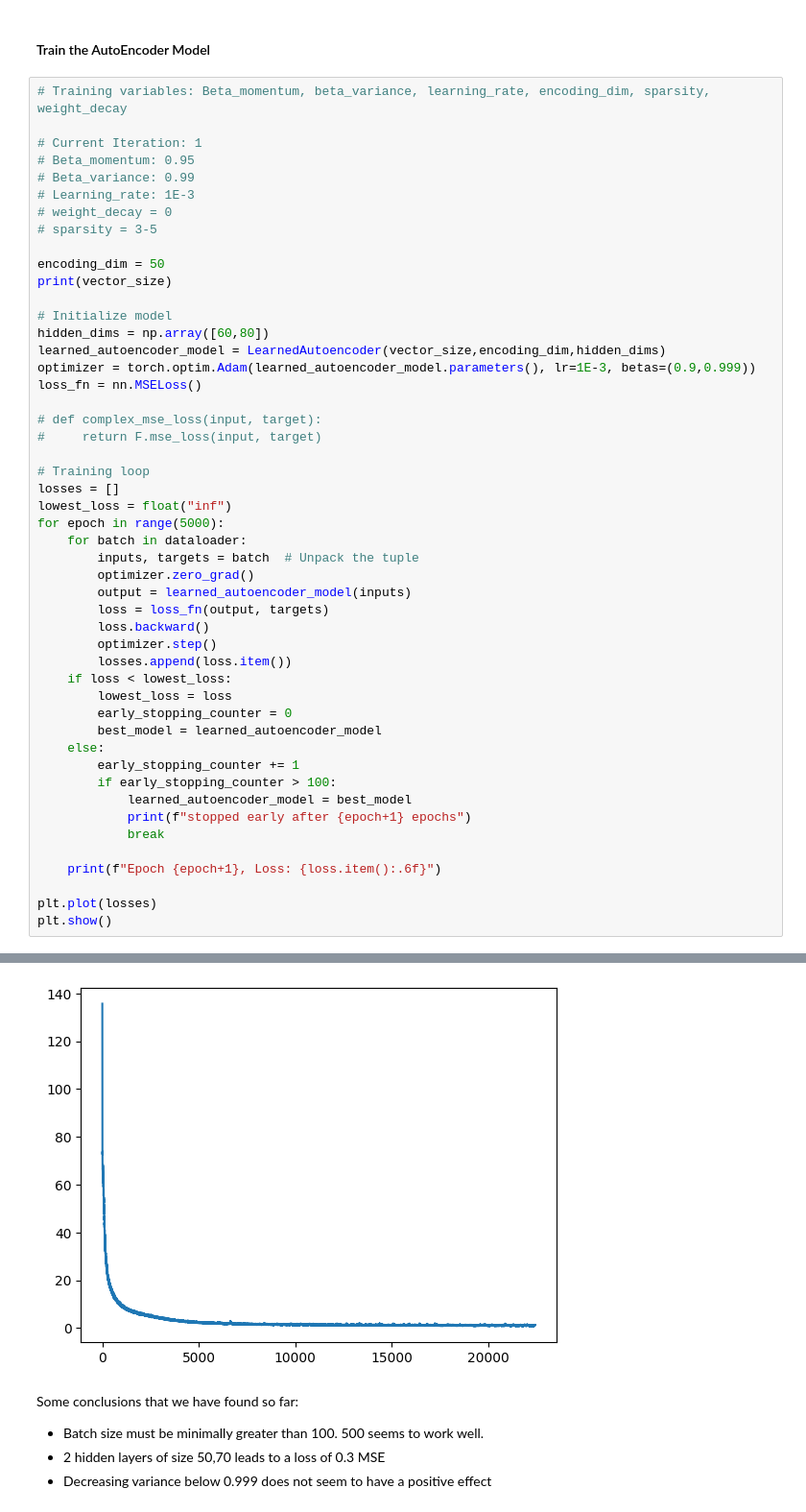
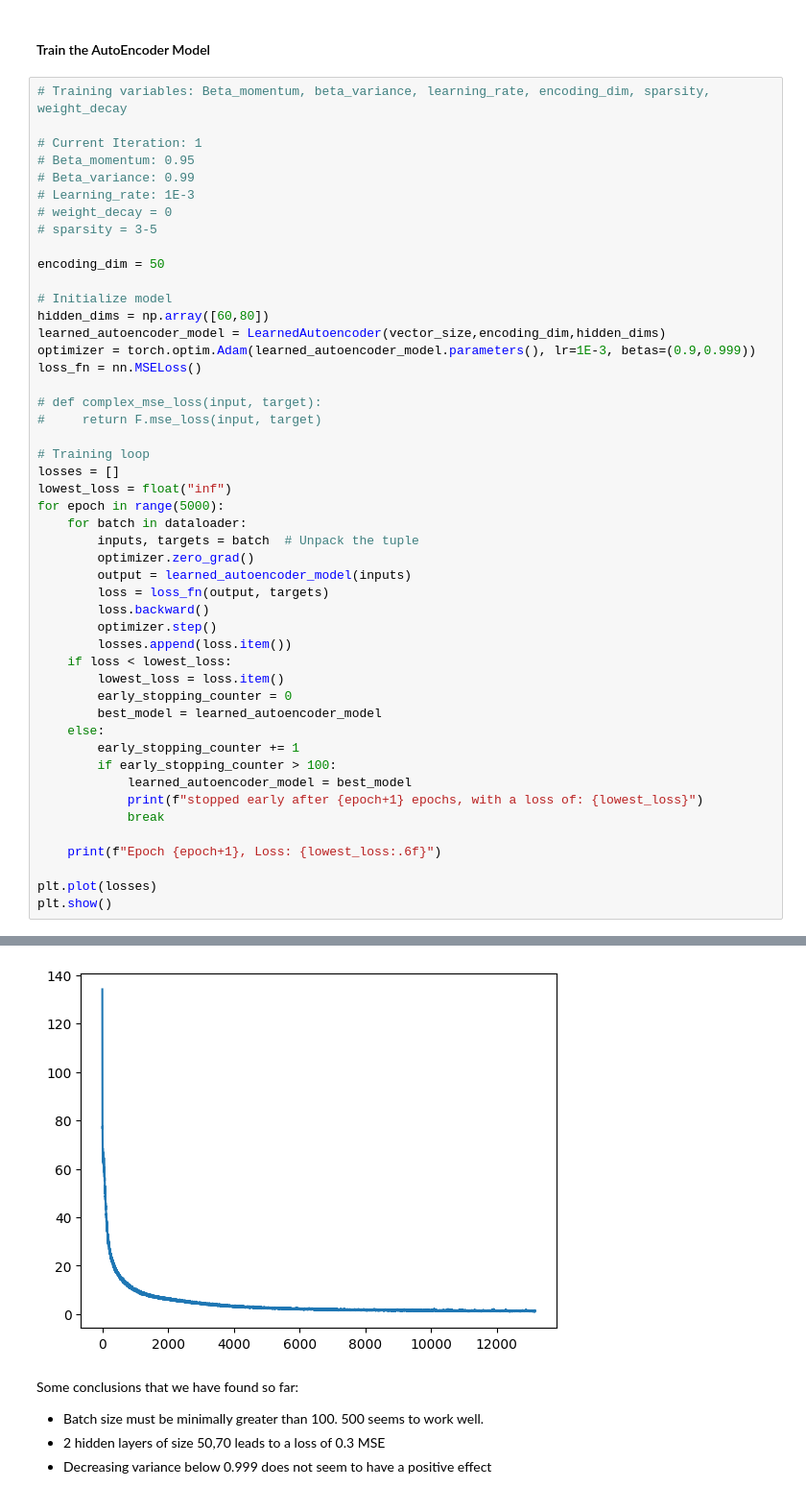
Before and after one commit to tomlijding/DL-based-CS-under-IQ-imbalance, a Jupyter notebook: main.ipynb, the cells around one changed output, grey strips where cells are left out. Shown at 96% size. Saved outputs shown, nothing was run; the diff lists cells and outputs as text.

```diff
--- a/main.ipynb
+++ b/main.ipynb
@@ -306,7 +304,6 @@ Epoch 20, Loss: 0.000000
 # sparsity = 3-5
 
 encoding_dim = 50
-print(vector_size)
 
 # Initialize model
 hidden_dims = np.array([60,80])
@@ -330,17 +327,17 @@ for epoch in range(5000):
         optimizer.step()
         losses.append(loss.item())
     if loss < lowest_loss:
-        lowest_loss = loss
+        lowest_loss = loss.item()
         early_stopping_counter = 0
         best_model = learned_autoencoder_model
     else:
         early_stopping_counter += 1
         if early_stopping_counter > 100:
             learned_autoencoder_model = best_model
-            print(f"stopped early after {epoch+1} epochs")
+            print(f"stopped early after {epoch+1} epochs, with a loss of: {lowest_loss}")
             break
 
-    print(f"Epoch {epoch+1}, Loss: {loss.item():.6f}")
+    print(f"Epoch {epoch+1}, Loss: {lowest_loss:.6f}")
 
 plt.plot(losses)
 plt.show()
@@ -365,4 +362,4 @@ stopped early after 1121 epochs
-[figure, old version]
+[figure, new version]
 # %% [markdown]
 Some conclusions that we have found so far:
 - Batch size must be minimally greater than 100. 500 seems to work well.
```
Also changed, not shown: parts of 23 cells of this notebook, 13 other files.
